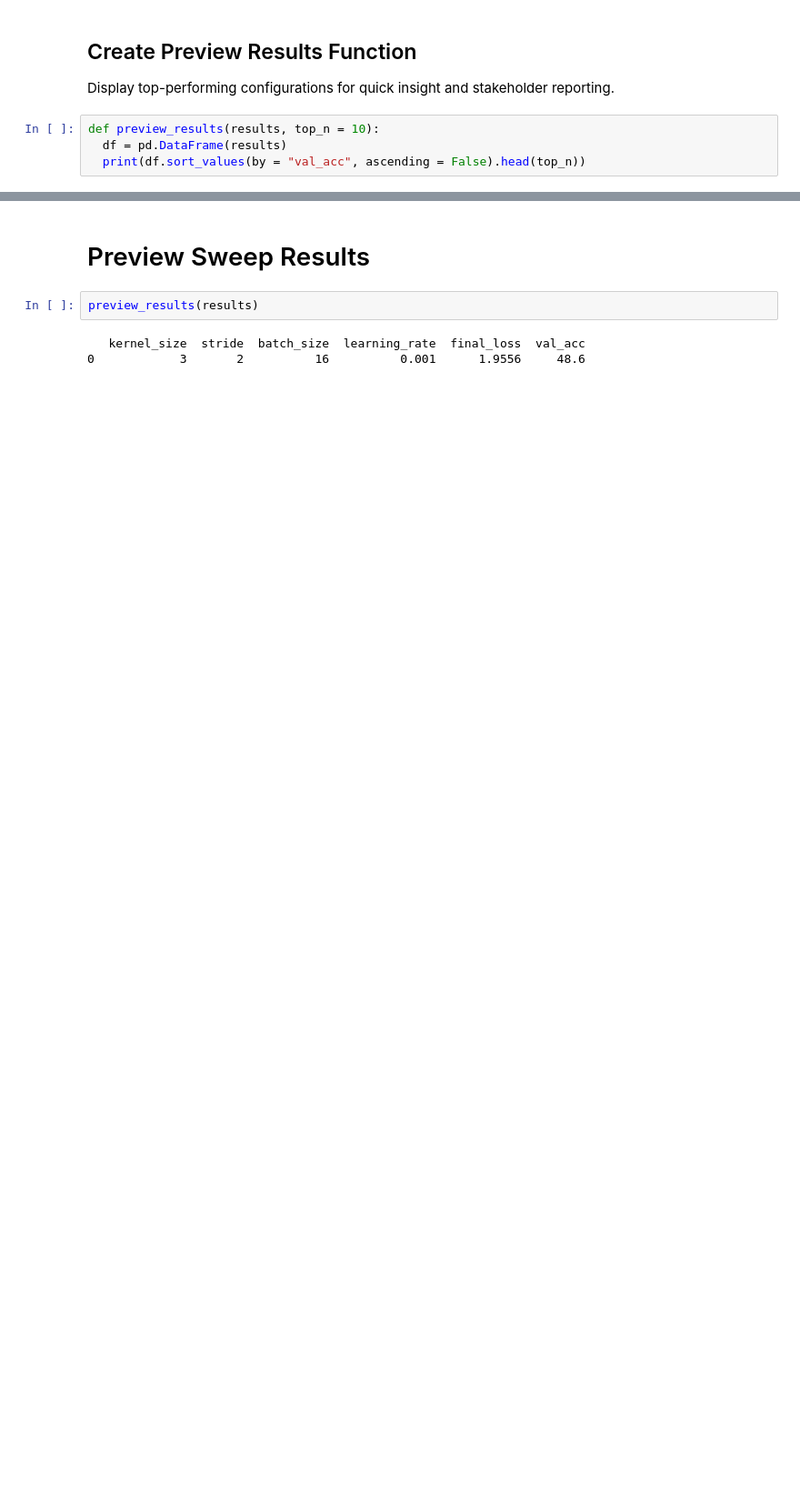
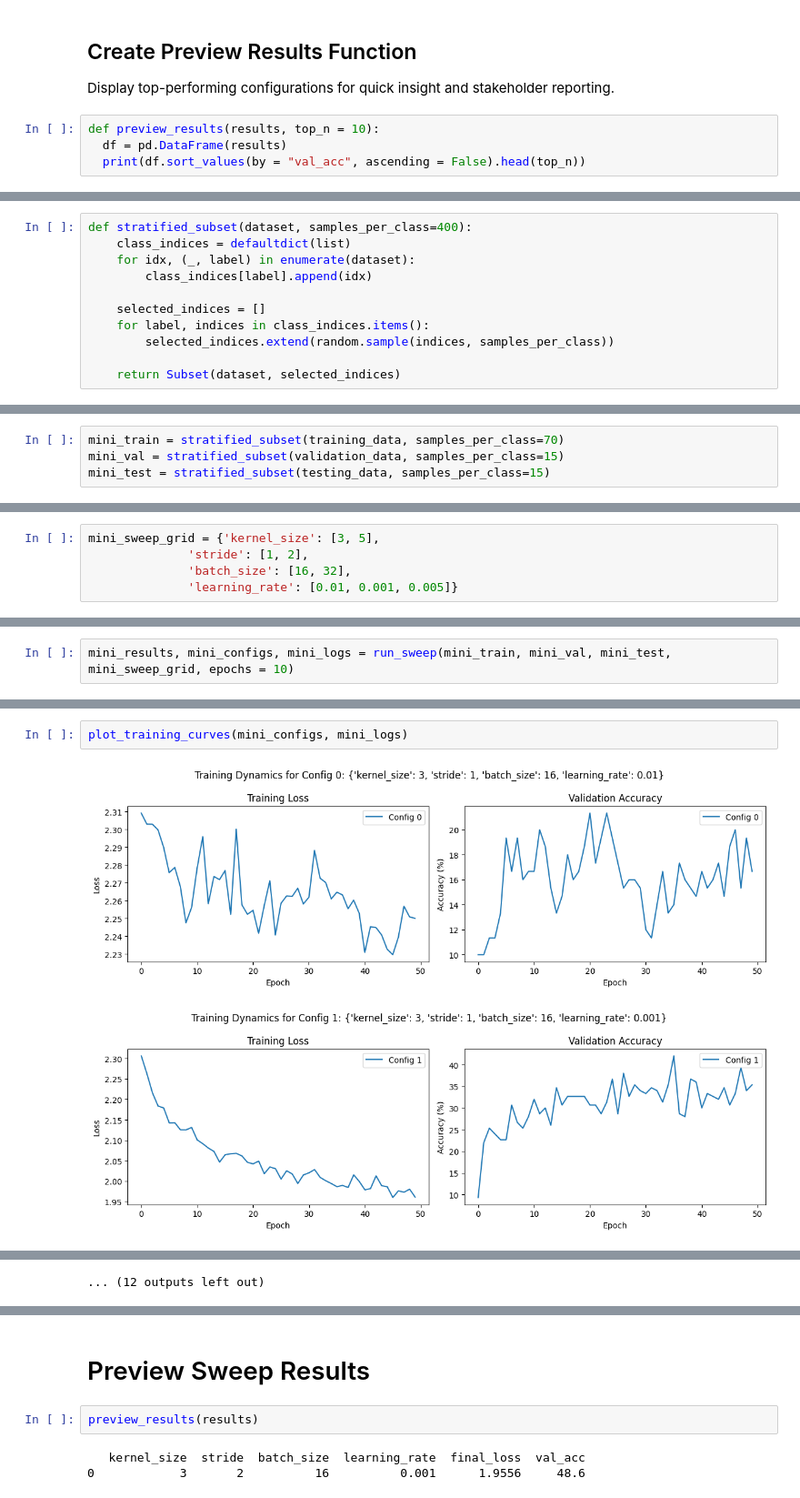
Before and after one commit to dtminnick/pytorch-practice, a Jupyter notebook: dl_assignment1_part2.ipynb, the cells around one changed output, grey strips where cells are left out. Shown at 91% size. Saved outputs shown, nothing was run; the diff lists cells and outputs as text; blank space fills up the shorter version.

```diff
--- a/dl_assignment1_part2.ipynb
+++ b/dl_assignment1_part2.ipynb
@@ -434,0 +441,11 @@ def preview_results(results, top_n = 10):
+# %%
+def stratified_subset(dataset, samples_per_class=400):
+    class_indices = defaultdict(list)
+    for idx, (_, label) in enumerate(dataset):
+        class_indices[label].append(idx)
+
+    selected_indices = []
+    for label, indices in class_indices.items():
+        selected_indices.extend(random.sample(indices, samples_per_class))
+
+    return Subset(dataset, selected_indices)
@@ -434,0 +488,4 @@ def preview_results(results, top_n = 10):
+# %%
+mini_train = stratified_subset(training_data, samples_per_class=70)
+mini_val = stratified_subset(validation_data, samples_per_class=15)
+mini_test = stratified_subset(testing_data, samples_per_class=15)
@@ -434,0 +504,5 @@ def preview_results(results, top_n = 10):
+# %%
+mini_sweep_grid = {'kernel_size': [3, 5],
+              'stride': [1, 2],
+              'batch_size': [16, 32],
+              'learning_rate': [0.01, 0.001, 0.005]}
@@ -434,0 +511,2 @@ def preview_results(results, top_n = 10):
+# %%
+mini_results, mini_configs, mini_logs = run_sweep(mini_train, mini_val, mini_test, mini_sweep_grid, epochs = 10)
@@ -434,0 +559,5 @@ def preview_results(results, top_n = 10):
+# %%
+plot_training_curves(mini_configs, mini_logs)
+# %% [output]
+[figure, added]
+[figure, added]
@@ -435,3 +574,4 @@ def preview_results(results, top_n = 10):
+... (12 outputs left out)
 # %%
 results, configs, logs = run_sweep(training_data, validation_data, testing_data, sweep_grid)
 # %% [output]
```
Also changed, not shown: parts of 24 cells of this notebook.
